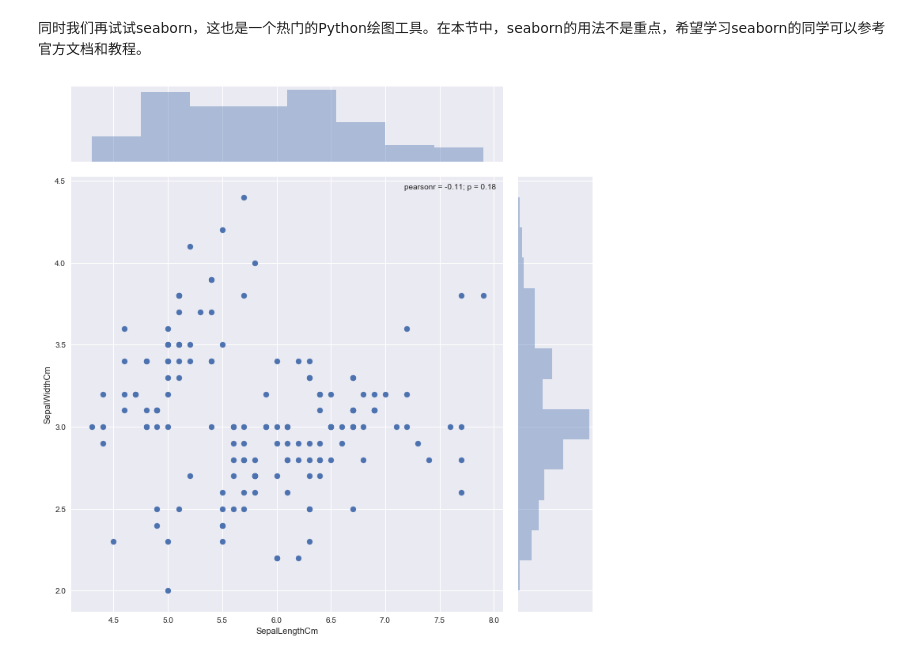
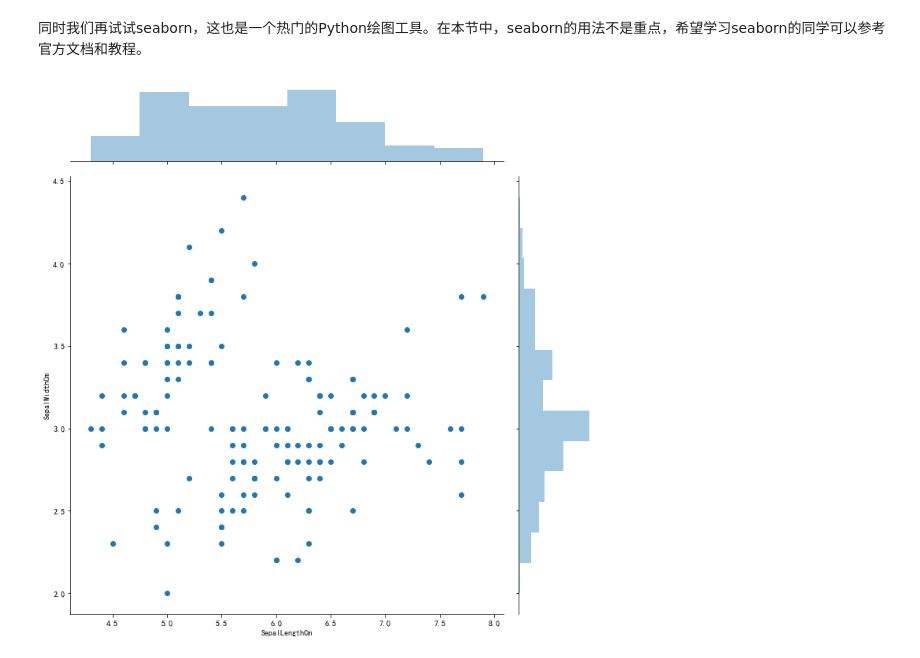
Before and after one commit to DrDavidS/basic_Machine_Learning, a Jupyter notebook: 01Python基础与必要库的使用/1.3 Pandas与数据可视化.ipynb, the cells around one changed output. Cells and saved outputs as stored; diff of their text form; code cells hidden in the pictures.

```diff
--- a/01Python基础与必要库的使用/1.3 Pandas与数据可视化.ipynb
+++ b/01Python基础与必要库的使用/1.3 Pandas与数据可视化.ipynb
@@ -207,8 +204,8 @@ plt.show()  # 显示图片
 # %%
 import seaborn as sns
 # %%
-sns.jointplot(x="SepalLengthCm", y="SepalWidthCm", data=iris, size=10)
-sns.plt.show()
+sns.jointplot(x="SepalLengthCm", y="SepalWidthCm", data=iris, height=10)
+plt.show()
 # %% [output]
-[figure, old version]
+[figure, new version]
 # %%
```
Also changed, not shown: parts of 6 cells of this notebook, 2 other files.
